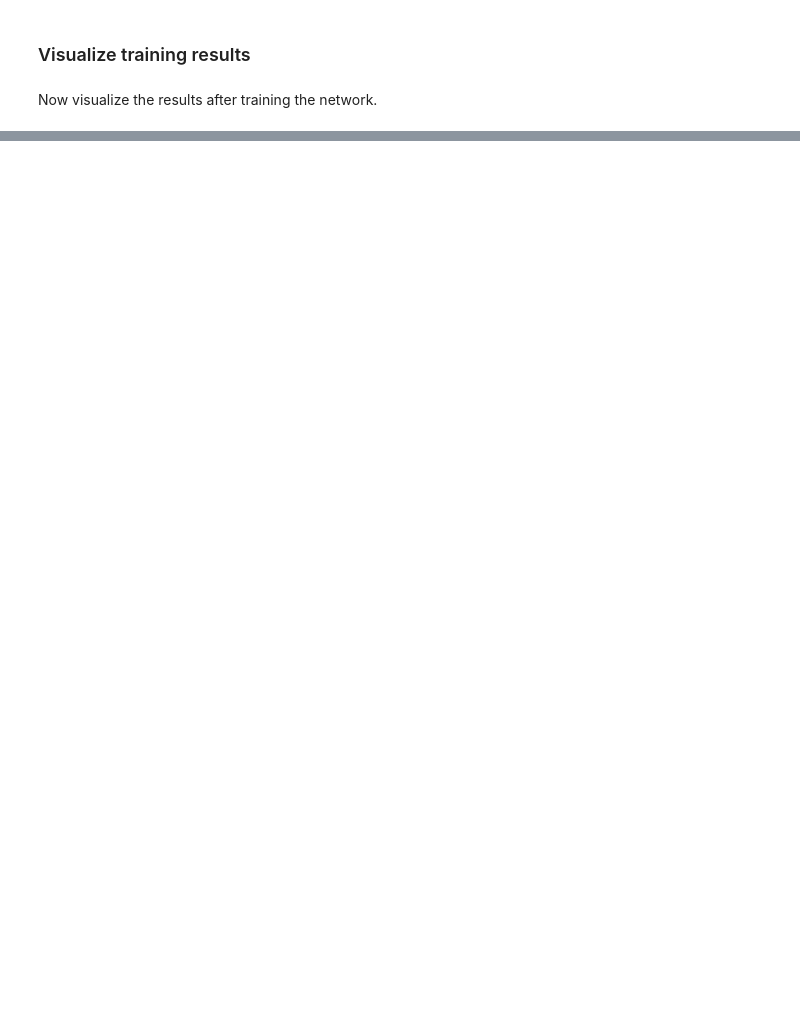
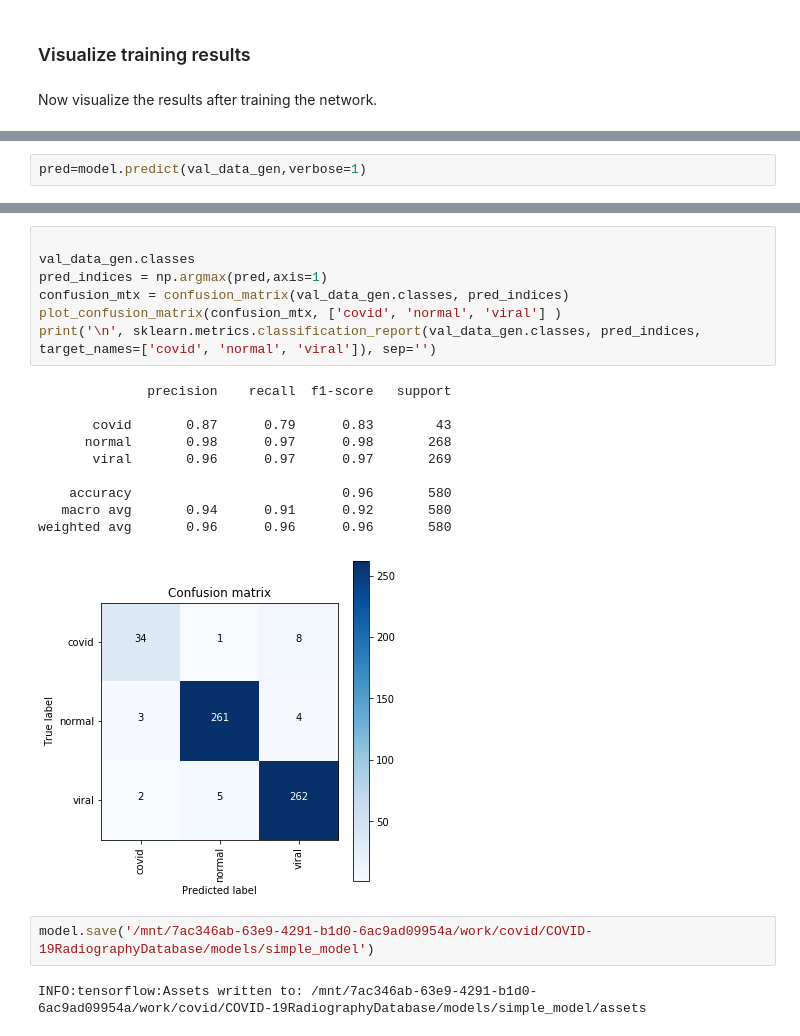
Before and after one commit to ancamarginean/IntroDeepLearning, a Jupyter notebook: d3/Covid X_RAY.ipynb, the cells around one changed output, grey strips where cells are left out. Cells and saved outputs as stored; diff of their text form; blank space fills up the shorter version.

```diff
--- a/d3/Covid X_RAY.ipynb
+++ b/d3/Covid X_RAY.ipynb
@@ -195,0 +275,2 @@ plt.show()
+# %%
+pred=model.predict(val_data_gen,verbose=1)
@@ -195,0 +279,22 @@ plt.show()
+# %%
+
+val_data_gen.classes
+pred_indices = np.argmax(pred,axis=1)
+confusion_mtx = confusion_matrix(val_data_gen.classes, pred_indices)
+plot_confusion_matrix(confusion_mtx, ['covid', 'normal', 'viral'] )
+print('\n', sklearn.metrics.classification_report(val_data_gen.classes, pred_indices, target_names=['covid', 'normal', 'viral']), sep='')
+# %% [output]
+              precision    recall  f1-score   support
+
+       covid       0.87      0.79      0.83        43
+      normal       0.98      0.97      0.98       268
+       viral       0.96      0.97      0.97       269
+
+    accuracy                           0.96       580
+   macro avg       0.94      0.91      0.92       580
+weighted avg       0.96      0.96      0.96       580
+[figure, added]
+# %%
+model.save('/mnt/7ac346ab-63e9-4291-b1d0-6ac9ad09954a/work/covid/COVID-19RadiographyDatabase/models/simple_model')
+# %% [output]
+INFO:tensorflow:Assets written to: /mnt/7ac346ab-63e9-4291-b1d0-6ac9ad09954a/work/covid/COVID-19RadiographyDatabase/models/simple_model/assets
```
Also changed, not shown: parts of 18 cells of this notebook.
